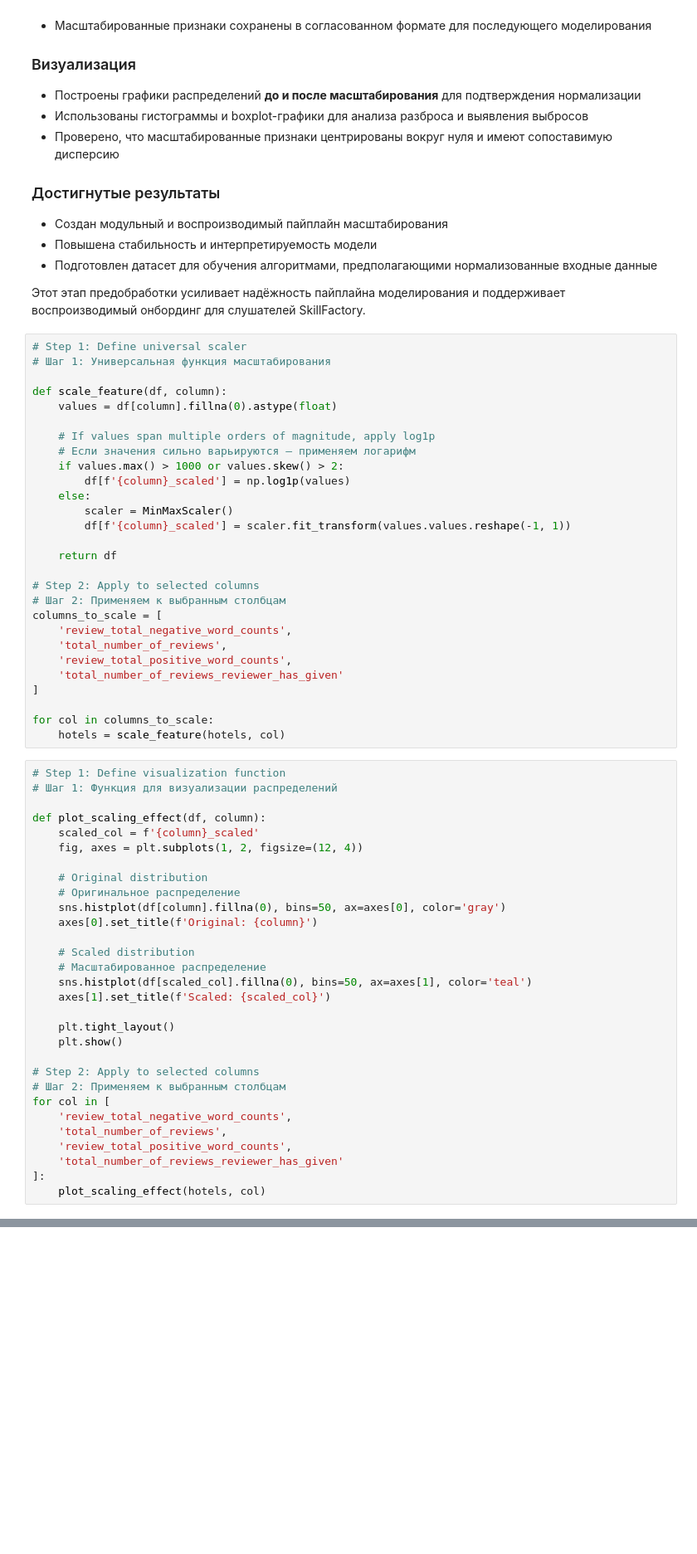
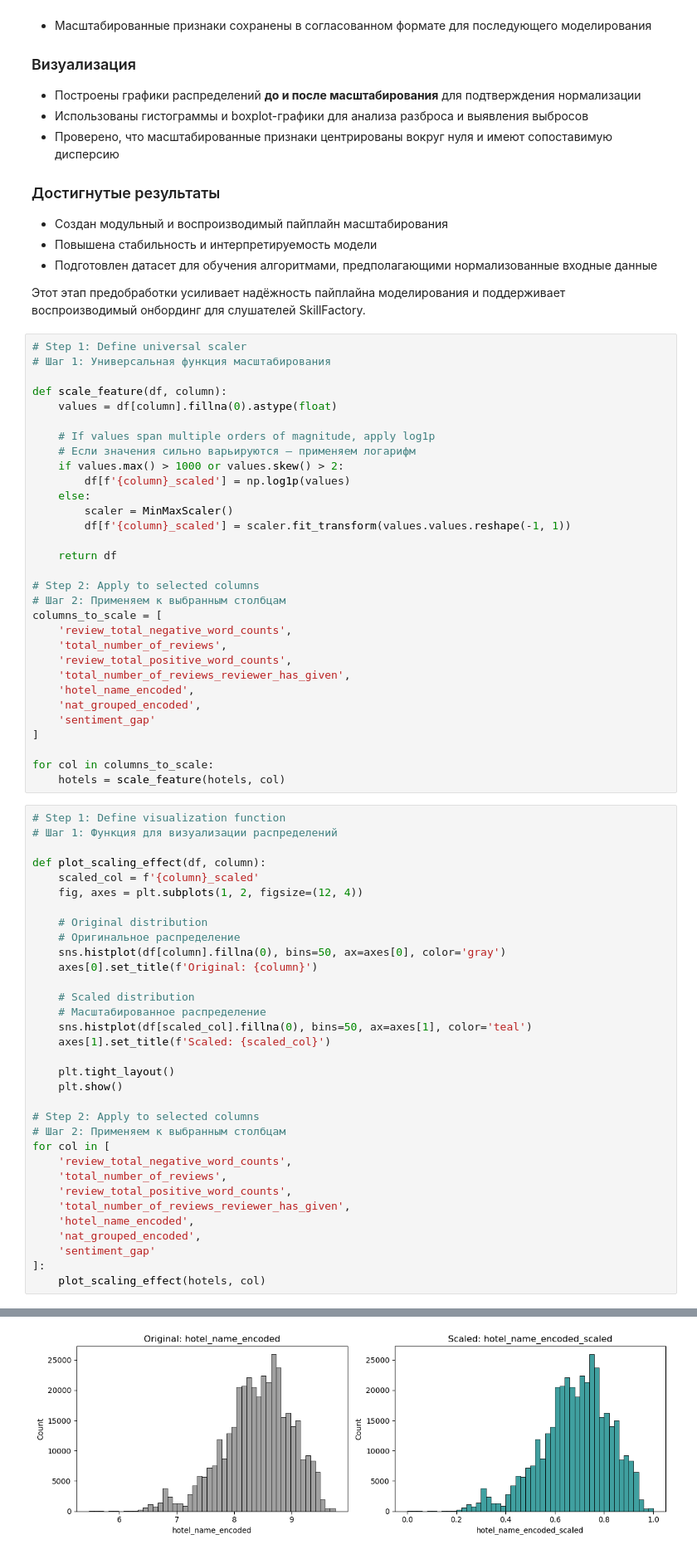
Before and after one commit to Kashutin1961/SkillFactory-Project-3-Clean, a Jupyter notebook: EDA_Project_3_model.ipynb, the cells around one changed output, grey strips where cells are left out. Shown at 83% size. Cells and saved outputs as stored; diff of their text form; blank space fills up the shorter version.

```diff
--- a/EDA_Project_3_model.ipynb
+++ b/EDA_Project_3_model.ipynb
@@ -852,7 +1235,10 @@ columns_to_scale = [
     'review_total_negative_word_counts',
     'total_number_of_reviews',
     'review_total_positive_word_counts',
-    'total_number_of_reviews_reviewer_has_given'
+    'total_number_of_reviews_reviewer_has_given',
+    'hotel_name_encoded',
+    'nat_grouped_encoded',
+    'sentiment_gap'
 ]
 
 for col in columns_to_scale:
@@ -864,31 +1250,35 @@ for col in columns_to_scale:
 def plot_scaling_effect(df, column):
     scaled_col = f'{column}_scaled'
     fig, axes = plt.subplots(1, 2, figsize=(12, 4))
 
     # Original distribution
     # Оригинальное распределение
     sns.histplot(df[column].fillna(0), bins=50, ax=axes[0], color='gray')
     axes[0].set_title(f'Original: {column}')
 
     # Scaled distribution
     # Масштабированное распределение
     sns.histplot(df[scaled_col].fillna(0), bins=50, ax=axes[1], color='teal')
     axes[1].set_title(f'Scaled: {scaled_col}')
 
     plt.tight_layout()
     plt.show()
 
 # Step 2: Apply to selected columns
 # Шаг 2: Применяем к выбранным столбцам
 for col in [
     'review_total_negative_word_counts',
     'total_number_of_reviews',
     'review_total_positive_word_counts',
-    'total_number_of_reviews_reviewer_has_given'
+    'total_number_of_reviews_reviewer_has_given',
+    'hotel_name_encoded',
+    'nat_grouped_encoded',
+    'sentiment_gap'
 ]:
     plot_scaling_effect(hotels, col)
 # %% [output]
 [figure]
 [figure]
 [figure]
 [figure]
+[figure, added]
```
Also changed, not shown: parts of 141 cells of this notebook, 2 other files.
